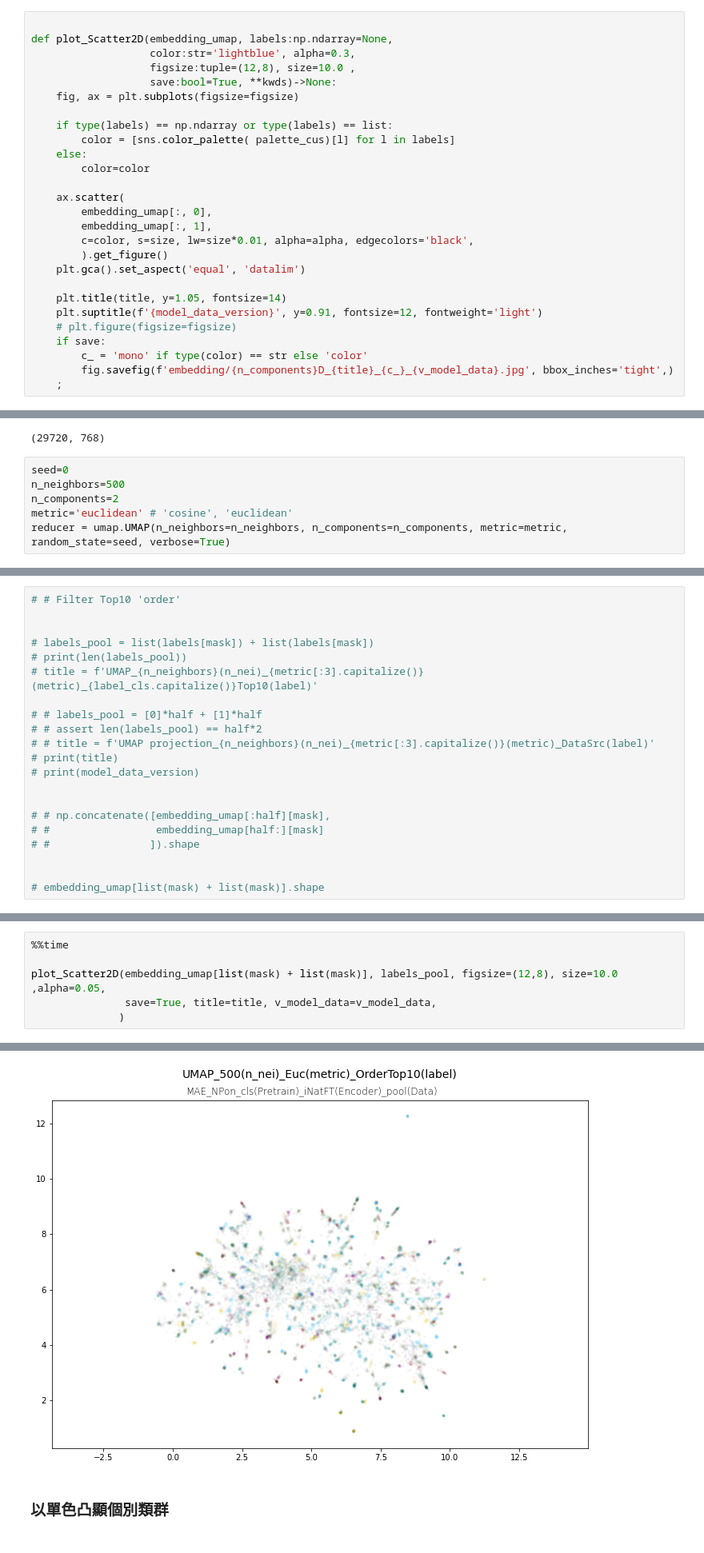
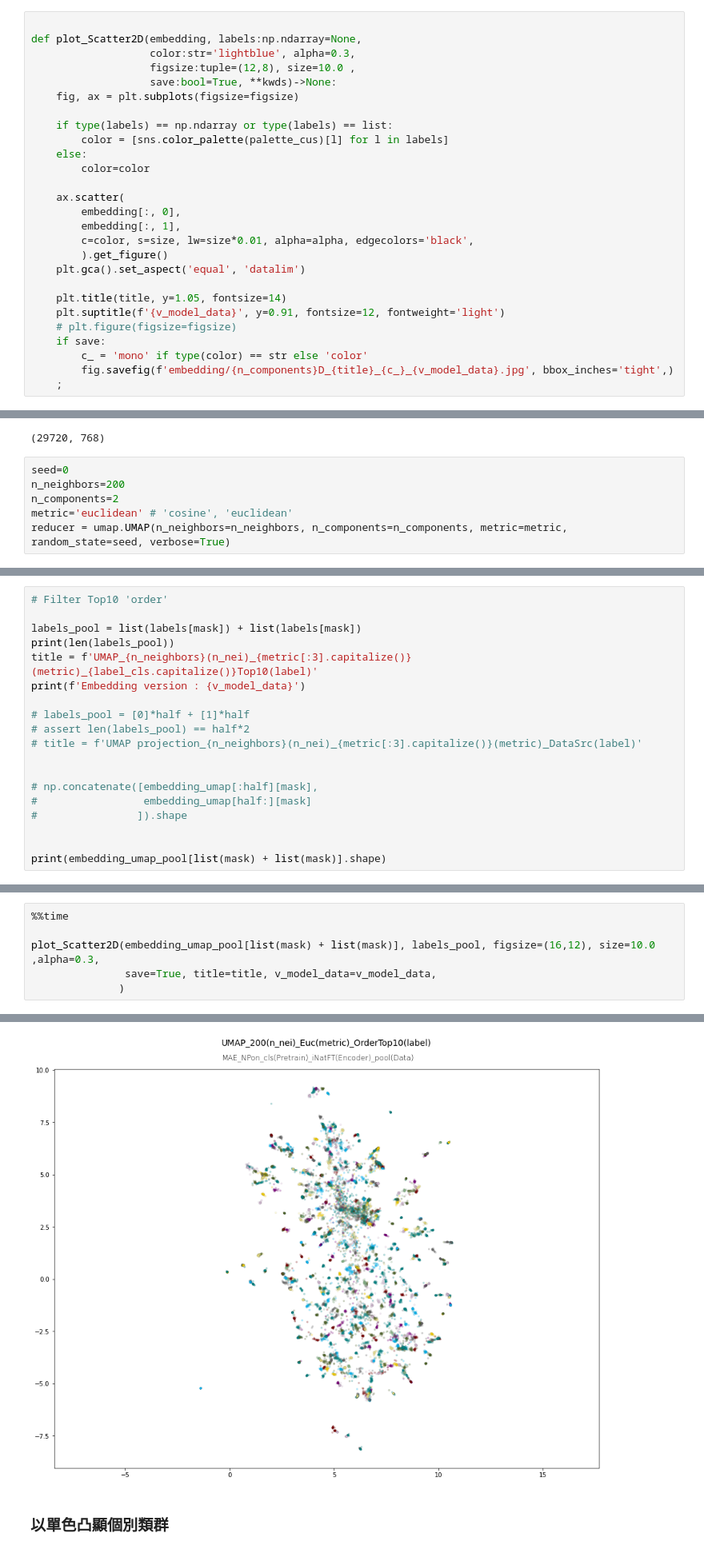
Before and after one commit to YunghuiHsu/ebird_project, a Jupyter notebook: mae/visual_mae.ipynb, the cells around one changed output, grey strips where cells are left out. Shown at 80% size. Drawn from its saved outputs; the diff is of its cells as text.

```diff
--- a/mae/visual_mae.ipynb
+++ b/mae/visual_mae.ipynb
@@ -392,26 +396,26 @@ print(len(palette_cus))
 32
 # %%
 
-def plot_Scatter2D(embedding_umap, labels:np.ndarray=None,
+def plot_Scatter2D(embedding, labels:np.ndarray=None,
                    color:str='lightblue', alpha=0.3,
                    figsize:tuple=(12,8), size=10.0 ,
                    save:bool=True, **kwds)->None:
     fig, ax = plt.subplots(figsize=figsize)
 
     if type(labels) == np.ndarray or type(labels) == list:
-        color = [sns.color_palette( palette_cus)[l] for l in labels]
+        color = [sns.color_palette(palette_cus)[l] for l in labels]
     else:
         color=color
 
     ax.scatter(
-        embedding_umap[:, 0],
-        embedding_umap[:, 1],
+        embedding[:, 0],
+        embedding[:, 1],
         c=color, s=size, lw=size*0.01, alpha=alpha, edgecolors='black',
         ).get_figure()
     plt.gca().set_aspect('equal', 'datalim')
 
     plt.title(title, y=1.05, fontsize=14)
-    plt.suptitle(f'{model_data_version}', y=0.91, fontsize=12, fontweight='light')
+    plt.suptitle(f'{v_model_data}', y=0.91, fontsize=12, fontweight='light')
     # plt.figure(figsize=figsize)
     if save:
         c_ = 'mono' if type(color) == str else 'color'
@@ -507,7 +516,7 @@ half = int(embeddings_pool.shape[0]/2) # 14860
 (29720, 768)
 # %%
 seed=0
-n_neighbors=500
+n_neighbors=200
 n_components=2
 metric='euclidean' # 'cosine', 'euclidean'
 reducer = umap.UMAP(n_neighbors=n_neighbors, n_components=n_components, metric=metric,  random_state=seed, verbose=True)
@@ -568,21 +576,19 @@ Wall time: 2.26 ms
 # %%
-# # Filter Top10 'order'
+# Filter Top10 'order'
+
+labels_pool = list(labels[mask]) + list(labels[mask])
+print(len(labels_pool))
+title = f'UMAP_{n_neighbors}(n_nei)_{metric[:3].capitalize()}(metric)_{label_cls.capitalize()}Top10(label)'
+print(f'Embedding version : {v_model_data}')
+
+# labels_pool = [0]*half + [1]*half
+# assert len(labels_pool) == half*2
+# title = f'UMAP projection_{n_neighbors}(n_nei)_{metric[:3].capitalize()}(metric)_DataSrc(label)'
 
 
-# labels_pool = list(labels[mask]) + list(labels[mask])
-# print(len(labels_pool))
-# title = f'UMAP_{n_neighbors}(n_nei)_{metric[:3].capitalize()}(metric)_{label_cls.capitalize()}Top10(label)'
-
-# # labels_pool = [0]*half + [1]*half
-# # assert len(labels_pool) == half*2
-# # title = f'UMAP projection_{n_neighbors}(n_nei)_{metric[:3].capitalize()}(metric)_DataSrc(label)'
-# print(title)
-# print(model_data_version)
+# np.concatenate([embedding_umap[:half][mask],
+#                 embedding_umap[half:][mask]
+#                ]).shape
 
 
-# # np.concatenate([embedding_umap[:half][mask],
-# #                 embedding_umap[half:][mask]
-# #                ]).shape
-
-
-# embedding_umap[list(mask) + list(mask)].shape
+print(embedding_umap_pool[list(mask) + list(mask)].shape)
@@ -589,7 +599,7 @@ Wall time: 2.26 ms
 # %%
 %%time
 
-plot_Scatter2D(embedding_umap[list(mask) + list(mask)], labels_pool, figsize=(12,8), size=10.0 ,alpha=0.05,
+plot_Scatter2D(embedding_umap_pool[list(mask) + list(mask)], labels_pool, figsize=(16,12), size=10.0 ,alpha=0.3,
                save=True, title=title, v_model_data=v_model_data,
               )
 # %% [output]
@@ -598,4 +608,4 @@ Wall time: 793 ms
-[figure, old version]
+[figure, new version]
 # %% [markdown]
 ### 以單色凸顯個別類群
 # %%
```
Also changed, not shown: parts of 26 cells of this notebook.
